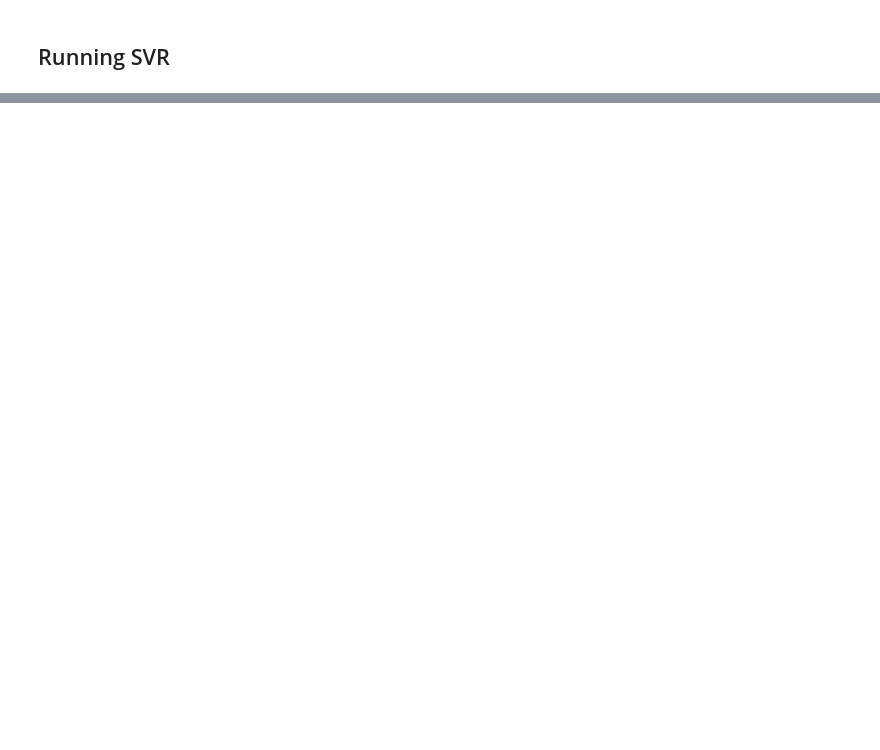
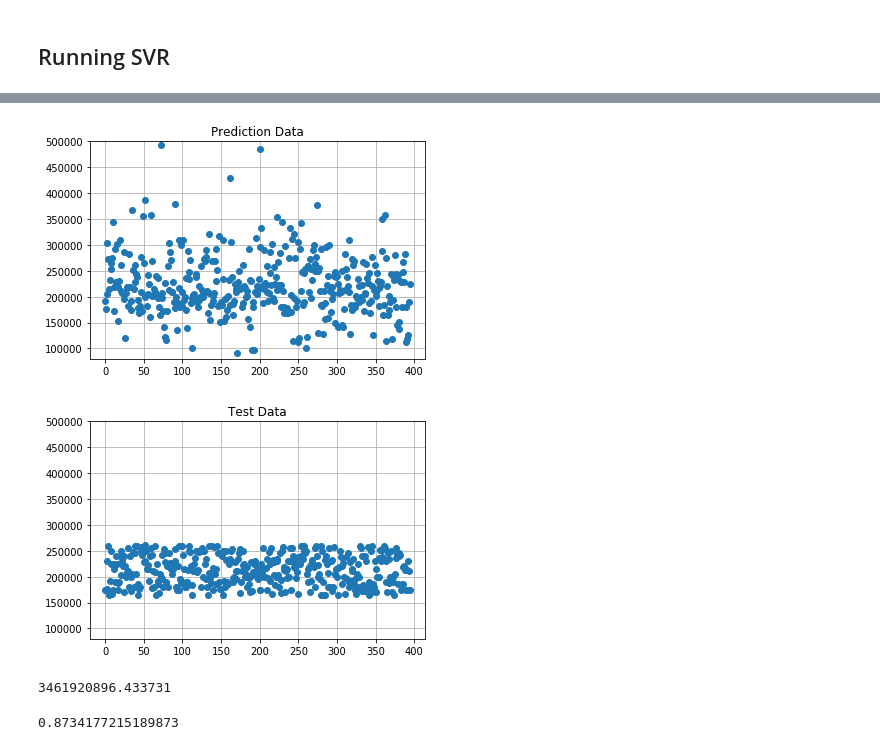
Before and after one commit to nachonavarro/real-estate-ml, a Jupyter notebook: models.ipynb, the cells around one changed output, grey strips where cells are left out. Cells and saved outputs as stored; diff of their text form; code cells hidden in the pictures; blank space fills up the shorter version.

```diff
--- a/models.ipynb
+++ b/models.ipynb
@@ -84,0 +167,28 @@ plt.show()
+# %%
+#50 predict
+
+percent50Y_pred = reg.predict(percent50X_test)
+fig, ax = plt.subplots()
+
+ax.plot(percent50Y_pred, 'o')
+ax.grid()
+plt.title('Prediction Data')
+plt.ylim(80000, 500000)
+plt.show()
+
+fig1, ax1 = plt.subplots()
+
+y_test50 = []
+for e in percent50Y_test.index:
+    y_test50.append(percent50Y_test[e])
+
+ax1.plot(y_test50, 'o')
+ax1.grid()
+plt.title('Test Data')
+plt.ylim(80000, 500000)
+plt.show()
+mean_squared_error(percent50Y_pred, percent50Y_test)
+# %% [output]
+[figure, added]
+[figure, added]
+3461920896.433731
@@ -84,0 +202,4 @@ plt.show()
+# %%
+accuracy(y_test50, percent50Y_pred)
+# %% [output]
+0.8734177215189873
```
Also changed, not shown: parts of 30 cells of this notebook.
